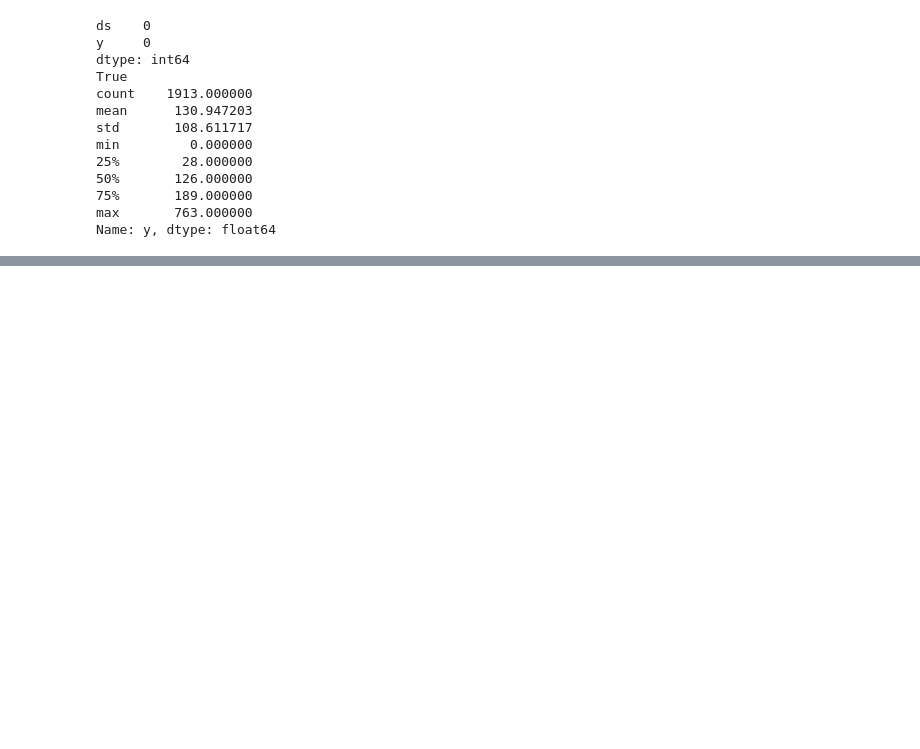
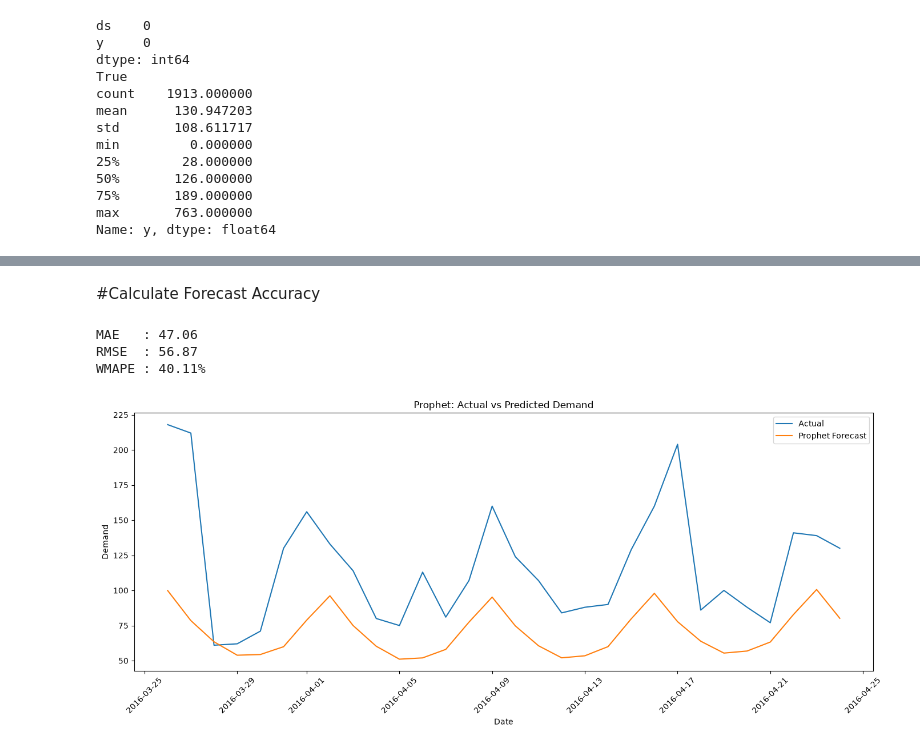
Before and after one commit to Tharuni-23/Retail-demand-forecasting-and-inventory-optimization, a Jupyter notebook: Notebooks/02_time_series_forecasting.ipynb, the cells around one changed output, grey strips where cells are left out. Cells and saved outputs as stored; diff of their text form; code cells hidden in the pictures; blank space fills up the shorter version.

```diff
--- a/Notebooks/02_time_series_forecasting.ipynb
+++ b/Notebooks/02_time_series_forecasting.ipynb
@@ -286,0 +382,14 @@ Prophet installed: False
+# %%
+# Extract the forecast for the 30-day test period
+predictions = forecast[
+    forecast["ds"].isin(test["ds"])
+][["ds", "yhat", "yhat_lower", "yhat_upper"]].copy()
+
+# Merge with actual values
+results = test.merge(
+    predictions,
+    on="ds",
+    how="left"
+)
+
+display(results.head(10))
@@ -286,0 +408,28 @@ Prophet installed: False
+# %% [markdown]
+#Calculate Forecast Accuracy
+# %%
+from sklearn.metrics import mean_absolute_error, mean_squared_error
+import numpy as np
+
+actual = results["y"]
+predicted = results["yhat"]
+
+mae = mean_absolute_error(actual, predicted)
+
+rmse = np.sqrt(
+    mean_squared_error(actual, predicted)
+)
+
+# WMAPE is safer than ordinary MAPE when sales contain zeros
+wmape = (
+    np.sum(np.abs(actual - predicted))
+    / np.sum(np.abs(actual))
+) * 100
+
+print(f"MAE   : {mae:.2f}")
+print(f"RMSE  : {rmse:.2f}")
+print(f"WMAPE : {wmape:.2f}%")
+# %% [output]
+MAE   : 47.06
+RMSE  : 56.87
+WMAPE : 40.11%
@@ -286,0 +438,22 @@ Prophet installed: False
+# %%
+import matplotlib.pyplot as plt
+plt.figure(figsize=(14, 6))
+plt.plot(
+    results["ds"],
+    results["y"],
+    label="Actual"
+)
+plt.plot(
+    results["ds"],
+    results["yhat"],
+    label="Prophet Forecast"
+)
+plt.xlabel("Date")
+plt.ylabel("Demand")
+plt.title("Prophet: Actual vs Predicted Demand")
+plt.legend()
+plt.xticks(rotation=45)
+plt.tight_layout()
+plt.show()
+# %% [output]
+[figure, added]
```
Also changed, not shown: parts of 16 cells of this notebook, 1 other file.
